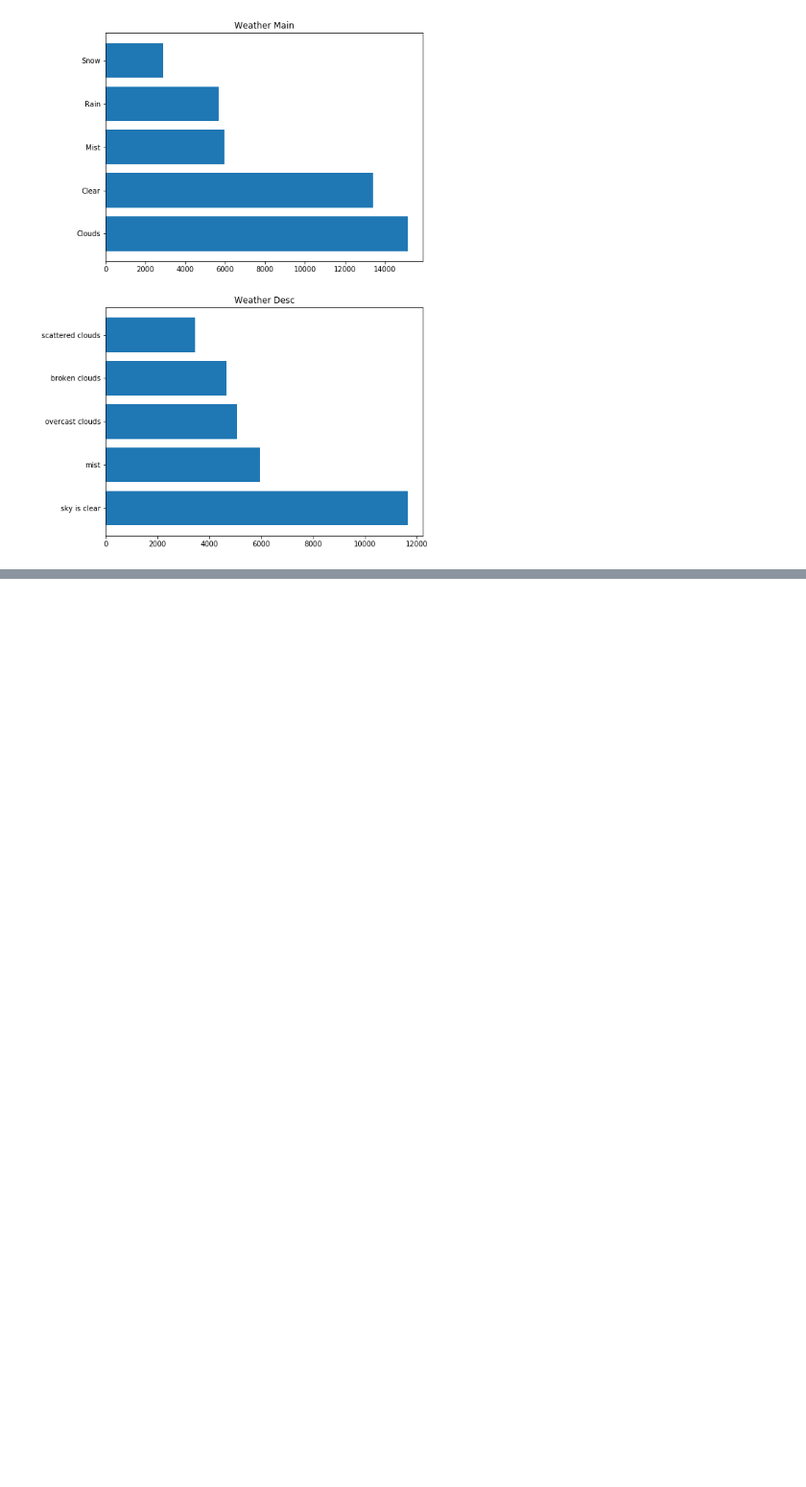
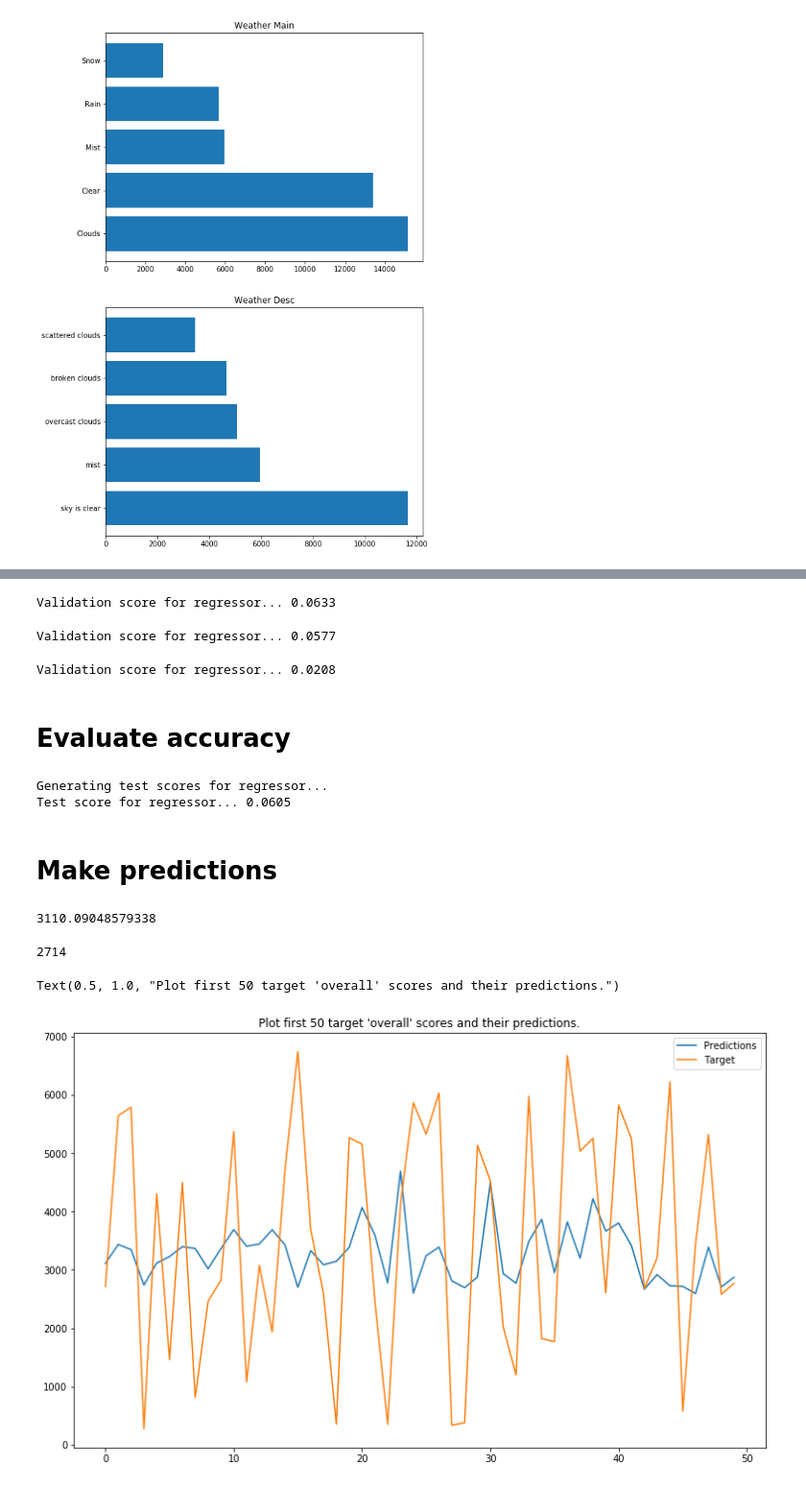
Before and after one commit to shobhitshah/metro-interstate-traffic, a Jupyter notebook: scripts/metro-interstate-traffic.ipynb, the cells around one changed output, grey strips where cells are left out. Shown at 96% size. Drawn from its saved outputs; the diff is of its cells as text; code cells hidden in the pictures; blank space fills up the shorter version.

```diff
--- a/scripts/metro-interstate-traffic.ipynb
+++ b/scripts/metro-interstate-traffic.ipynb
@@ -77,0 +138,62 @@ plt.setp(ax.get_xticklabels(), rotation=90)
+# %%
+results = []
+transformer = FeatureUnion(
+transformer_list=[
+    ('features', SimpleImputer(strategy='mean'))
+    ,('indicators', MissingIndicator())
+])
+
+reg = make_pipeline(transformer, StandardScaler(), mlp)
+# %%
+kfold = KFold(n_splits=3, shuffle=True)
+# %%
+cv_scores = []
+for t, val in kfold.split(X_train, y_train):
+    reg.fit(X_train[t], y_train[t])
+    #print("Model fit...")
+    cv_score = reg.score(X_train[val], y_train[val])
+    print("Validation score for regressor... %.4f" % cv_score)
+    cv_scores.append(cv_score)
+    #print("loss", mlp.loss_)
+    #print("coefs", mlp.coefs_)
+    #print("intercepts", mlp.intercepts_)
+    #print("n_iter", mlp.n_iter_)
+    #print("n_layers", mlp.n_layers_)
+    #print("n_outputs", mlp.n_outputs_)
+    #print("out_activation", mlp.out_activation_)
+# %% [output]
+Validation score for regressor... 0.0633
+Validation score for regressor... 0.0577
+Validation score for regressor... 0.0208
+# %% [markdown]
+# Evaluate accuracy
+# %%
+print("Generating test scores for regressor... ")
+
+score = reg.score(X_test, y_test)
+print("Test score for regressor... %.4f" % score)
+#results.append((model, score))
+# %% [output]
+Generating test scores for regressor...
+Test score for regressor... 0.0605
+# %% [markdown]
+# Make predictions
+# %%
+predictions = reg.predict(X_test)
+predictions[0]
+# %% [output]
+3110.09048579338
+# %%
+y_test[0]
+# %% [output]
+2714
+# %%
+num=50
+plt.figure(figsize=(13,8))
+plt.plot(predictions[:num])
+plt.plot(y_test[:num])
+plt.legend(("Predictions", "Target"))
+plt.title("Plot first {0} target 'overall' scores and their predictions.".format(num))
+# %% [output]
+Text(0.5, 1.0, "Plot first 50 target 'overall' scores and their predictions.")
+[figure, added]
```
Also changed, not shown: parts of 39 cells of this notebook.
